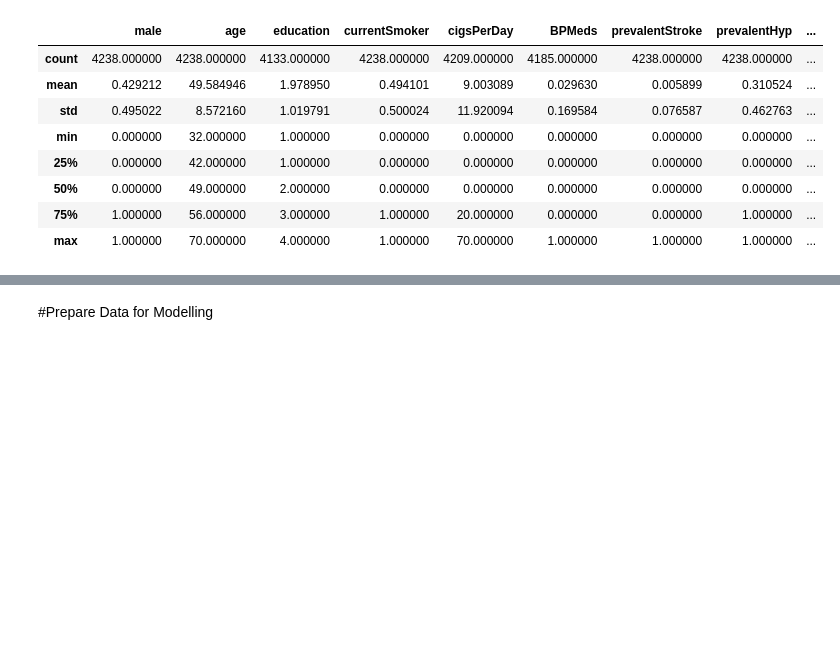
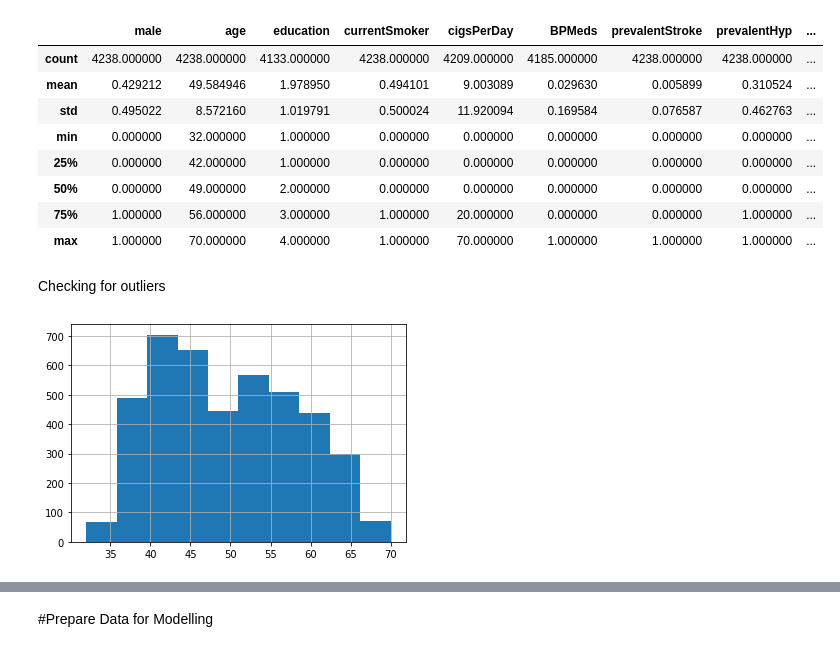
Before and after one commit to maryawamaitha/Heart-Disease-Regression-Project, a Jupyter notebook: HeartDiseaseLogistic_Regression.ipynb, the cells around one changed output, grey strips where cells are left out. Saved outputs shown, nothing was run; the diff lists cells and outputs as text; code cells hidden in the pictures; blank space fills up the shorter version.

```diff
--- a/HeartDiseaseLogistic_Regression.ipynb
+++ b/HeartDiseaseLogistic_Regression.ipynb
@@ -85,3 +108,9 @@ df.describe()
 | 50% | 0.000000 | 49.000000 | 2.000000 | 0.000000 | 0.000000 | 0.000000 | 0.000000 | 0.000000 | ... |
 | 75% | 1.000000 | 56.000000 | 3.000000 | 1.000000 | 20.000000 | 0.000000 | 0.000000 | 1.000000 | ... |
 | max | 1.000000 | 70.000000 | 4.000000 | 1.000000 | 70.000000 | 1.000000 | 1.000000 | 1.000000 | ... |
+# %% [markdown]
+Checking for outliers
+# %%
+df['age'].hist();
+# %% [output]
+[figure, added]
```
Also changed, not shown: parts of 10 cells of this notebook.
